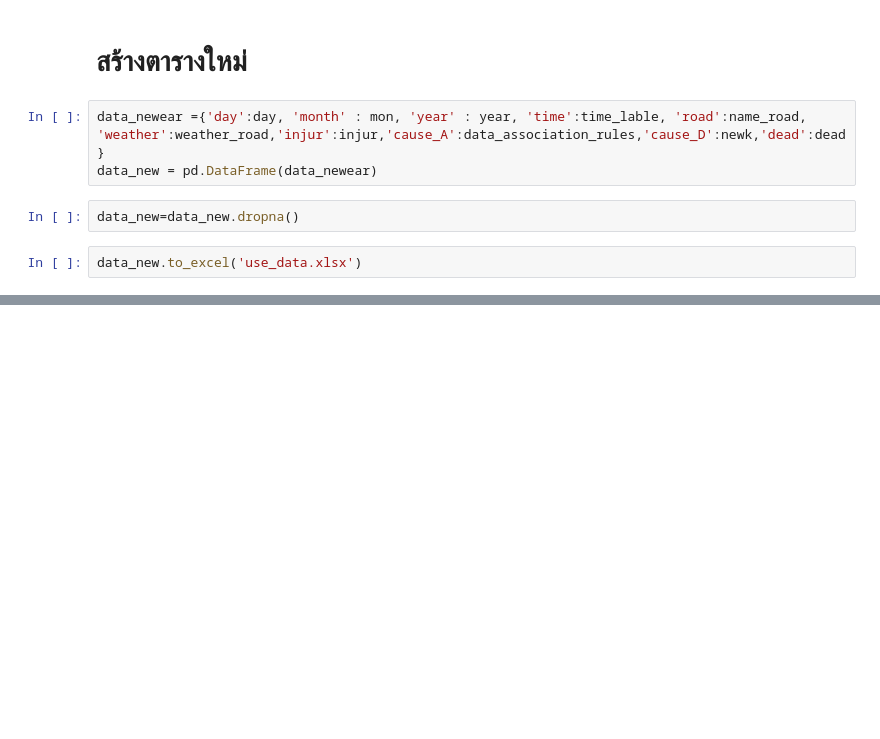
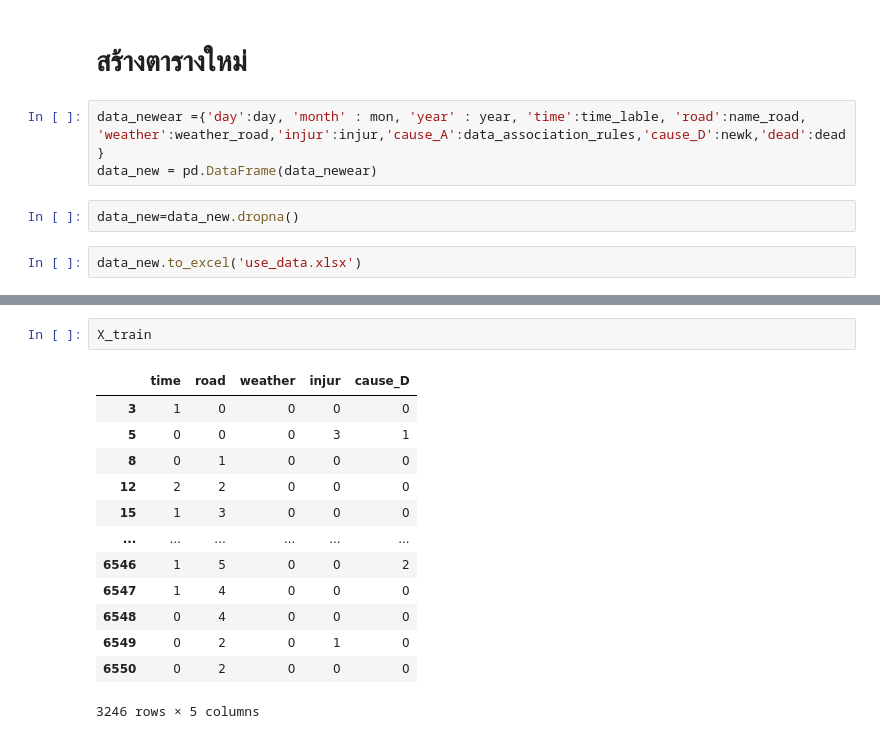
Before and after one commit to Tawanss/BSC_DPDM2023, a Jupyter notebook: project.ipynb, the cells around one changed output, grey strips where cells are left out. Cells and saved outputs as stored; diff of their text form; blank space fills up the shorter version.

```diff
--- a/project.ipynb
+++ b/project.ipynb
@@ -384,0 +447,16 @@ data_new.to_excel('use_data.xlsx')
+# %%
+X_train
+# %% [output]
+|  | time | road | weather | injur | cause_D |
+| 3 | 1 | 0 | 0 | 0 | 0 |
+| 5 | 0 | 0 | 0 | 3 | 1 |
+| 8 | 0 | 1 | 0 | 0 | 0 |
+| 12 | 2 | 2 | 0 | 0 | 0 |
+| 15 | 1 | 3 | 0 | 0 | 0 |
+| ... | ... | ... | ... | ... | ... |
+| 6546 | 1 | 5 | 0 | 0 | 2 |
+| 6547 | 1 | 4 | 0 | 0 | 0 |
+| 6548 | 0 | 4 | 0 | 0 | 0 |
+| 6549 | 0 | 2 | 0 | 1 | 0 |
+| 6550 | 0 | 2 | 0 | 0 | 0 |
+3246 rows × 5 columns
```
Also changed, not shown: parts of 16 cells of this notebook.
